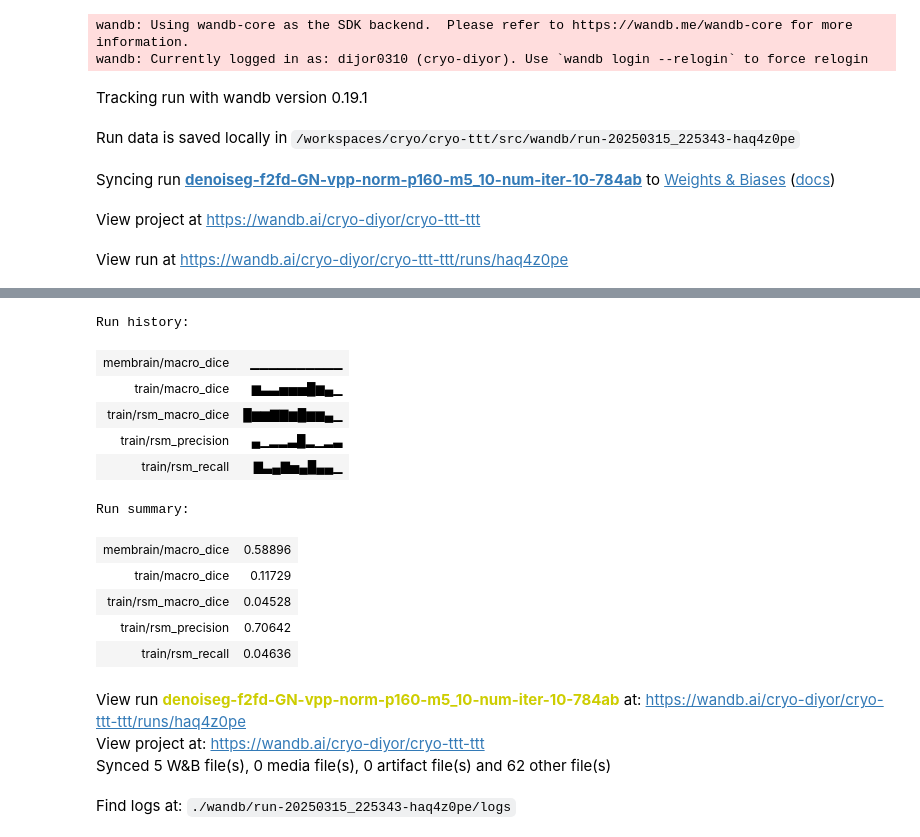
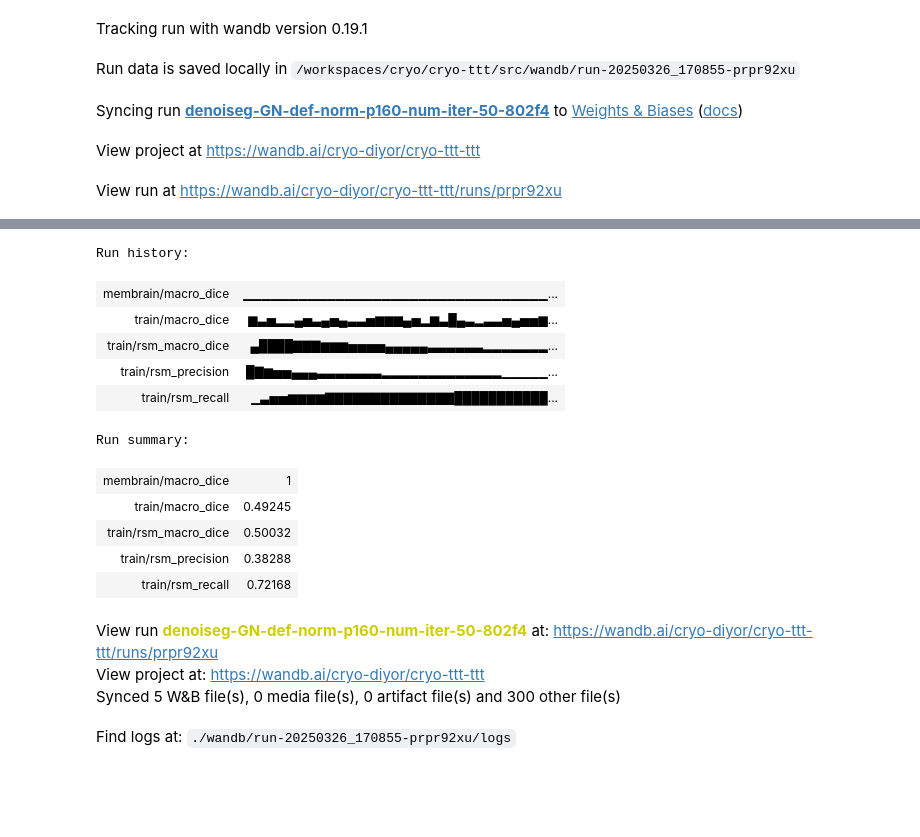
Before and after one commit to dijor0310/cryo-ttt, a Jupyter notebook: src/f2fd_ttt.ipynb, the cells around one changed output, grey strips where cells are left out. Saved outputs shown, nothing was run; the diff lists cells and outputs as text; code cells hidden in the pictures; blank space fills up the shorter version.

```diff
--- a/src/f2fd_ttt.ipynb
+++ b/src/f2fd_ttt.ipynb
@@ -34,7 +34,7 @@ scoring_fn = DiceMetric(reduction='mean')
 cross_entropy = nn.CrossEntropyLoss()
 mse_loss = nn.MSELoss(reduction='none')
 # mse_loss = nn.L1Loss(reduction='none')
-device = torch.device("cuda:2")
+device = torch.device("cuda:3")
 device_1 = torch.device("cuda:1")
 bcm = BinaryConfusionMatrix().to(device)
 # pr_curve = PrecisionRecallCurve(task="binary")
@@ -376,8 +345,9 @@ def masked_inference(test_test_loader, model, num_iter):
 
     # Test
 
-    overall_preds = []
-    overall_denoised_preds = []
+    # overall_preds = []
+    # overall_denoised_preds = []
+    current_pred = torch.zeros_like(test_entire_gt).squeeze()
     for _ in range(num_iter):
         conf_matrix = torch.zeros(2, 2)
         preds = []
@@ -413,6 +383,7 @@ def masked_inference(test_test_loader, model, num_iter):
                 crop_to_size=test_entire_gt.shape[2:]
             )
 
+            reassembled_pred = torch.stack((reassembled_pred, current_pred), dim=0).max(dim=0)[0]
             reassembled_pred_binary = (reassembled_pred[None, None, ...] > 0.5).to(torch.uint8)
             # reassembled_pred_binary_75 = (reassembled_pred[None, None, ...] > 0.75).to(torch.uint8)
             # reassembled_pred_binary_90 = (reassembled_pred[None, None, ...] > 0.9).to(torch.uint8)
@@ -452,45 +423,44 @@ def masked_inference(test_test_loader, model, num_iter):
                 "membrain/seg_overall": wandb.Image(FT.to_pil_image(normalize_min_max(test_membrain_pred[0, :].sum(dim=1)).to(torch.uint8), mode="L")),
             })
 
-        overall_preds.append(reassembled_pred)
-        overall_denoised_preds.append(denoised_reassembled)
+        current_pred = reassembled_pred.clone()
+        # overall_preds.append(reassembled_pred)
+        # overall_denoised_preds.append(denoised_reassembled)
 
-    overall_pred = torch.stack(overall_preds, dim=0).max(dim=0)[0]
-    overall_pred_binary = (overall_pred[None, None, ...] > 0.5).to(torch.uint8)
+    # overall_pred = torch.stack(overall_preds, dim=0).max(dim=0)[0]
+    # overall_pred_binary = (overall_pred[None, None, ...] > 0.5).to(torch.uint8)
 
-    overall_denoised = torch.stack(overall_denoised_preds, dim=0).mean(dim=0)
+    # overall_denoised = torch.stack(overall_denoised_preds, dim=0).mean(dim=0)
 
-    run.log({
-        "train/seg_overall": wandb.Image(FT.to_pil_image(normalize_min_max(overall_pred_binary[0].sum(dim=1)).to(torch.uint8), mode="L")),
-        "train/rsm_macro_dice": scoring_fn(overall_pred_binary, test_entire_gt).item(),
-        "train/denoised": wandb.Image(overall_denoised[slice_to_log])
-    })
+    # run.log({
+    #     "train/seg_overall": wandb.Image(FT.to_pil_image(normalize_min_max(overall_pred_binary[0].sum(dim=1)).to(torch.uint8), mode="L")),
+    #     "train/rsm_macro_dice": scoring_fn(overall_pred_binary, test_entire_gt).item(),
+    #     "train/denoised": wandb.Image(overall_denoised[slice_to_log])
+    # })
 
     run.finish()
 # %%
-masked_inference(test_test_loader, model, 10)
+masked_inference(test_test_loader, model, 50)
 # %% [output]
-wandb: Using wandb-core as the SDK backend.  Please refer to https://wandb.me/wandb-core for more information.
-wandb: Currently logged in as: dijor0310 (cryo-diyor). Use `wandb login --relogin` to force relogin
 Tracking run with wandb version 0.19.1
-Run data is saved locally in /workspaces/cryo/cryo-ttt/src/wandb/run-20250315_225343-haq4z0pe
+Run data is saved locally in /workspaces/cryo/cryo-ttt/src/wandb/run-20250326_170855-prpr92xu
-Syncing run denoiseg-f2fd-GN-vpp-norm-p160-m5_10-num-iter-10-784ab to Weights & Biases (docs)
+Syncing run denoiseg-GN-def-norm-p160-num-iter-50-802f4 to Weights & Biases (docs)
 View project at https://wandb.ai/cryo-diyor/cryo-ttt-ttt
-View run at https://wandb.ai/cryo-diyor/cryo-ttt-ttt/runs/haq4z0pe
+View run at https://wandb.ai/cryo-diyor/cryo-ttt-ttt/runs/prpr92xu
 [interactive output not drawn]
+Run history:
+| membrain/macro_dice | ▁▁▁▁▁▁▁▁▁▁▁▁▁▁▁▁▁▁▁▁▁▁▁▁▁▁▁▁▁▁▁▁▁... |
+| train/macro_dice | ▆▃▅▂▂▄▅▃▄▅▄▃▃▅▆▆▆▄▅▂▆▃█▄▃▂▃▃▅▄▅▅▆... |
+| train/rsm_macro_dice | ▄████▇▇▇▆▆▆▅▅▅▅▄▄▄▄▄▃▃▃▃▃▃▂▂▂▂▂▂▂... |
+| train/rsm_precision | █▇▆▅▅▄▄▄▃▃▃▃▃▃▃▂▂▂▂▂▂▂▂▂▂▂▂▂▁▁▁▁▁... |
+| train/rsm_recall | ▁▃▅▅▆▆▆▆▇▇▇▇▇▇▇▇▇▇▇▇▇▇███████████... |
-Run history:
+Run summary:
-| membrain/macro_dice | ▁▁▁▁▁▁▁▁▁▁ |
-| train/macro_dice | ▆▃▃▅▅▅█▆▄▁ |
-| train/rsm_macro_dice | █▆▆▇▇▆█▆▆▄▁ |
-| train/rsm_precision | ▄▁▂▂▃█▂▁▂▃ |
-| train/rsm_recall | ▇▃▄▇▅▄█▄▄▁ |
-Run summary:
-| membrain/macro_dice | 0.58896 |
-| train/macro_dice | 0.11729 |
-| train/rsm_macro_dice | 0.04528 |
-| train/rsm_precision | 0.70642 |
-| train/rsm_recall | 0.04636 |
+| membrain/macro_dice | 1 |
+| train/macro_dice | 0.49245 |
+| train/rsm_macro_dice | 0.50032 |
+| train/rsm_precision | 0.38288 |
+| train/rsm_recall | 0.72168 |
-View run denoiseg-f2fd-GN-vpp-norm-p160-m5_10-num-iter-10-784ab at: https://wandb.ai/cryo-diyor/cryo-ttt-ttt/runs/haq4z0pe
+View run denoiseg-GN-def-norm-p160-num-iter-50-802f4 at: https://wandb.ai/cryo-diyor/cryo-ttt-ttt/runs/prpr92xu
 View project at: https://wandb.ai/cryo-diyor/cryo-ttt-ttt
-Synced 5 W&B file(s), 0 media file(s), 0 artifact file(s) and 62 other file(s)
+Synced 5 W&B file(s), 0 media file(s), 0 artifact file(s) and 300 other file(s)
-Find logs at: ./wandb/run-20250315_225343-haq4z0pe/logs
+Find logs at: ./wandb/run-20250326_170855-prpr92xu/logs
```
Also changed, not shown: parts of 2 cells of this notebook, 16 other files.
